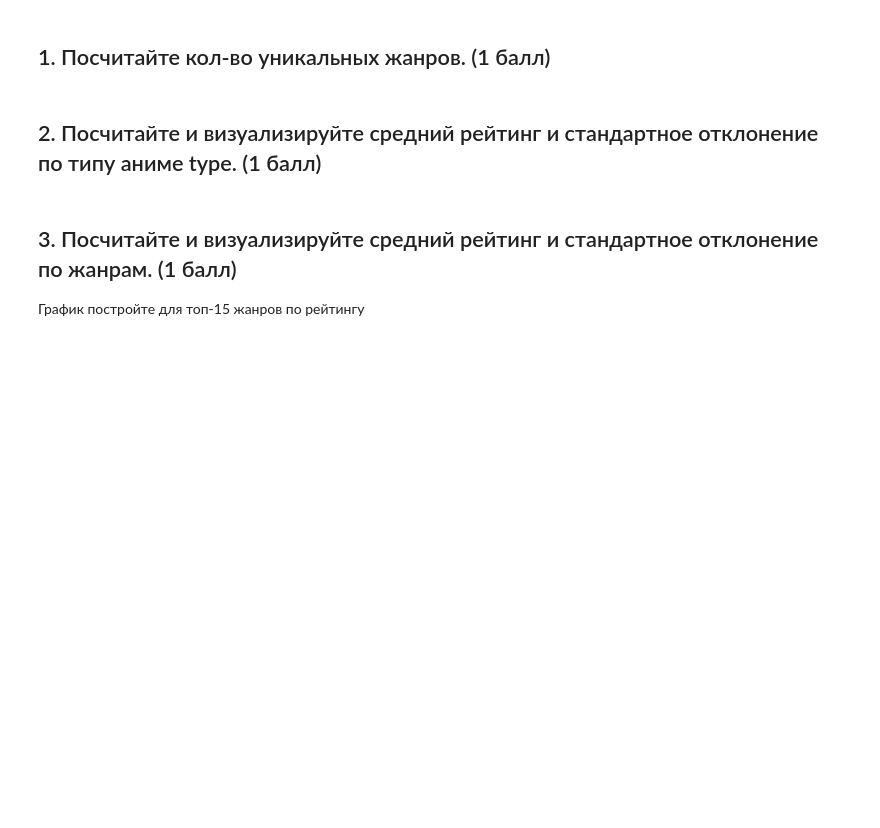
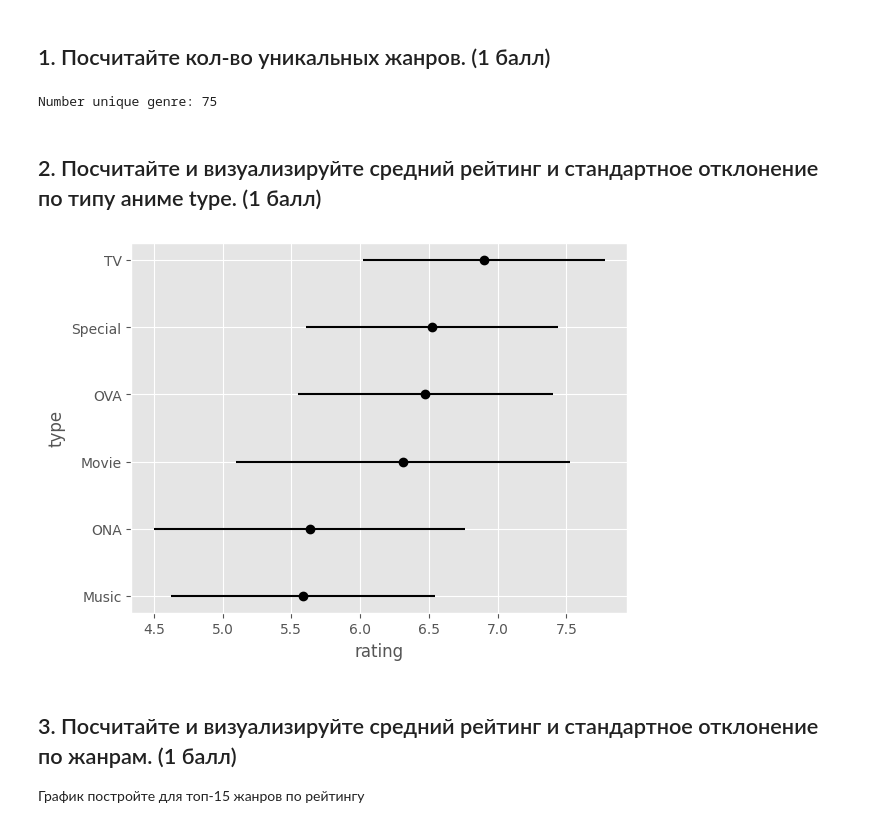
Before and after one commit to SpongeFrogy/Math_Statistics_ATH_2024, a Jupyter notebook: hw_1/ITMO_MathStat_HW_1.ipynb, the cells around one changed output. Cells and saved outputs as stored; diff of their text form; code cells hidden in the pictures; blank space fills up the shorter version.

```diff
--- a/hw_1/ITMO_MathStat_HW_1.ipynb
+++ b/hw_1/ITMO_MathStat_HW_1.ipynb
@@ -48,7 +75,32 @@ df.head()
 # %% [markdown]
 ## 1. Посчитайте кол-во уникальных жанров. (1 балл)
+# %%
+n_unique = df['genre'].str.split(',').explode().nunique()
+print(f"Number unique genre: {n_unique}")
+# %% [output]
+Number unique genre: 75
 # %% [markdown]
 ## 2. Посчитайте и визуализируйте средний рейтинг и стандартное отклонение по типу аниме type. (1 балл)
+# %%
+def plot_mean_std(df: pd.DataFrame) -> None:
+    for i, row in enumerate(df.itertuples()):
+        plt.errorbar(
+            x=row.mean,
+            y=i,
+            xerr=row.std,
+            c='black',
+            fmt='-o'
+        )
+    plt.yticks(range(len(df)), df.index)
+    plt.ylabel(df.index.name)
+    plt.xlabel("rating")
+
+
+plot_mean_std(
+    df.groupby('type')['rating'].agg(['mean', 'std']).sort_values("mean")
+)
+# %% [output]
+[figure, added]
 # %% [markdown]
 ## 3. Посчитайте и визуализируйте средний рейтинг и стандартное отклонение по жанрам. (1 балл)
 График постройте для топ-15 жанров по рейтингу
```
Also changed, not shown: parts of 40 cells of this notebook, 3 other files.
